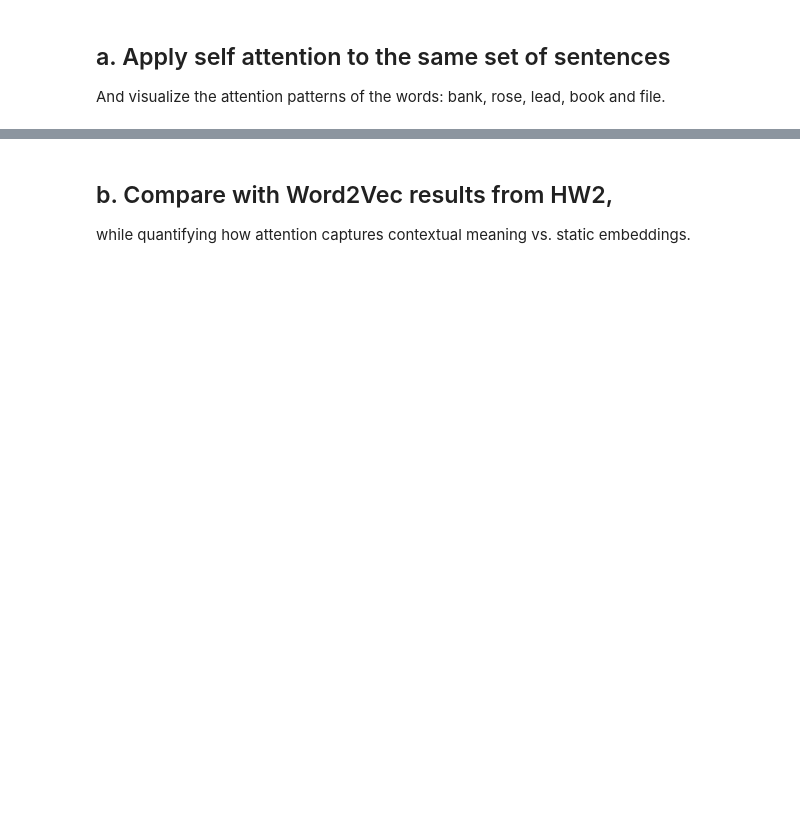
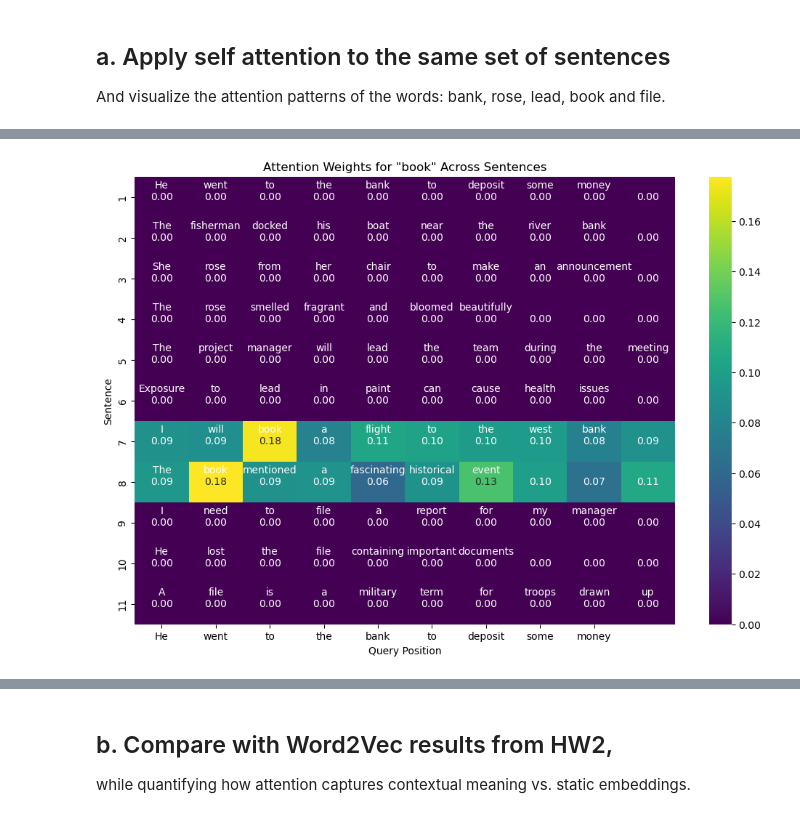
Before and after one commit to vodkolav/DSlab1, a Jupyter notebook: NLP/Assignment3.ipynb, the cells around one changed output, grey strips where cells are left out. Saved outputs shown, nothing was run; the diff lists cells and outputs as text; code cells hidden in the pictures; blank space fills up the shorter version.

```diff
--- a/NLP/Assignment3.ipynb
+++ b/NLP/Assignment3.ipynb
@@ -39,0 +184,5 @@ And visualize the attention patterns of the words: bank, rose, lead, book and fi
+# %%
+word = words_to_visualize[3]
+visualize_attention(self_attention_weights, word, example_sentences)
+# %% [output]
+[figure, added]
```
Also changed, not shown: parts of 20 cells of this notebook.
